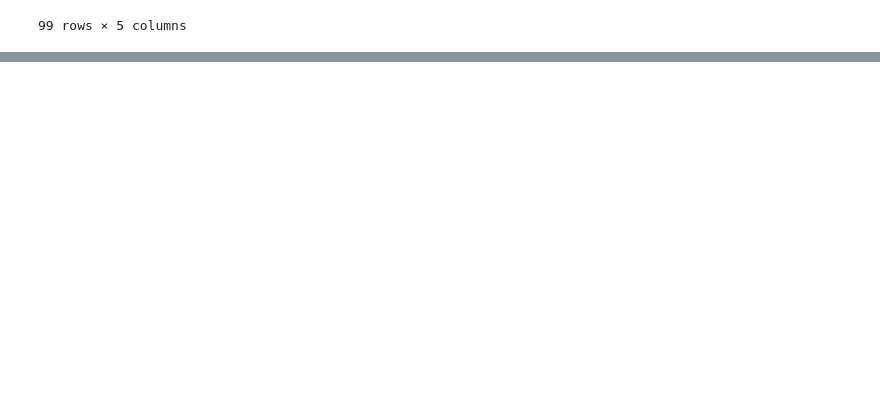
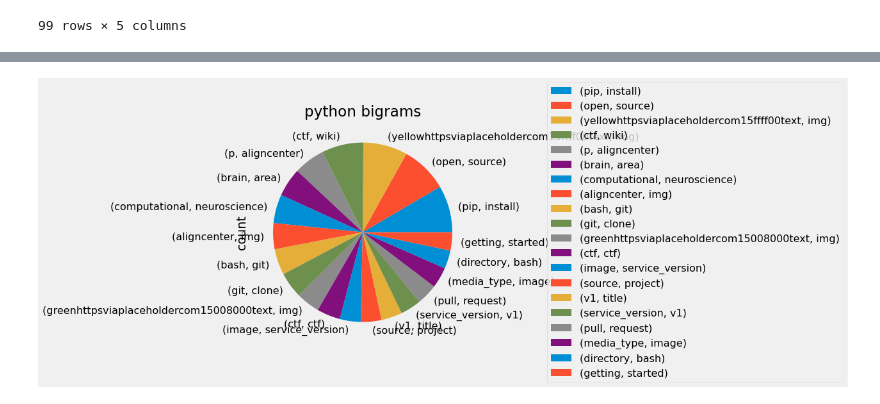
Before and after one commit to codeup-nlp/nlp-project, a Jupyter notebook: craig_explore.ipynb, the cells around one changed output, grey strips where cells are left out. Cells and saved outputs as stored; diff of their text form; code cells hidden in the pictures; blank space fills up the shorter version.

```diff
--- a/craig_explore.ipynb
+++ b/craig_explore.ipynb
@@ -717,0 +819,29 @@ bigram.sort_values(by='count', ascending=False).head(20)
+# %%
+# function to create a bigram model
+def bigram_tool(lang, lang_words):
+    top_20_ham_bigrams = (pd.Series(nltk.ngrams(lang_words, 2))
+                      .value_counts()
+                      .head(20))
+    top_20_ham_bigrams.sort_values().plot.barh(color= 'red' , width=.9, figsize=(10, 6))
+
+
+    plt.rc('figure', figsize=(11, 5))
+    plt.style.use('fivethirtyeight')
+    plt.rc('font', size=16)
+
+    plt.title('20 Most frequently occuring ' + lang + ' bigrams')
+    plt.ylabel('Bigram')
+    plt.xlabel('# Occurances')
+
+    # make the labels pretty
+    ticks, _ = plt.yticks()
+    labels = top_20_ham_bigrams.reset_index()['index'].apply(lambda t: t[0] + ' ' + t[1])
+    _ = plt.yticks(ticks, labels)
+
+    return top_20_ham_bigrams
+# %%
+# what to run in function: 'all', all_words ; 'javascript', javascript_words ; 'python', python_words ; 'jupyter', jupyter_words ;	'C_plus', c_plus_words ; 'html', html_words
+bigram = bigram_tool('python', python_words) # copy code from above and change the programming language
+bigram = pd.DataFrame(bigram)
+bigram.columns = ['count']
+bigram.sort_values(by='count', ascending=False).head(20)
@@ -717,0 +867,17 @@ bigram.sort_values(by='count', ascending=False).head(20)
+# %%
+# function to creates a pi chart from bigram model
+def turn_pi_chart(bigram, lang):
+    # reset bigrams index
+    bigram.reset_index(inplace=True)
+    bigram.rename(columns={'index': 'bigram'}, inplace=True)
+    bigram.set_index('bigram', inplace=True)
+    bigram.plot.pie(y='count', figsize=(6, 6),)
+    # move legend outside of the plot
+    plt.legend(loc='center left', bbox_to_anchor=(1.3, 0.5))
+    # add a title
+    plt.title(lang + ' bigrams')
+    return plt.savefig('bigram_pie_chart.png')
+# %%
+turn_pi_chart(bigram, 'python')
+# %% [output]
+[figure, added]
```
Also changed, not shown: parts of 13 cells of this notebook.
